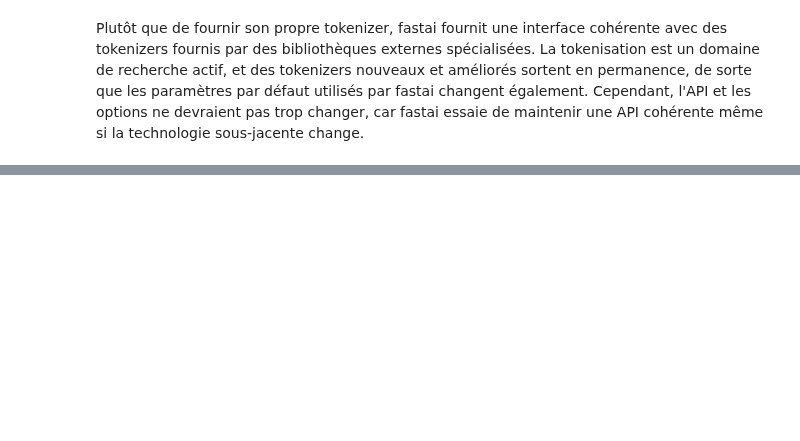
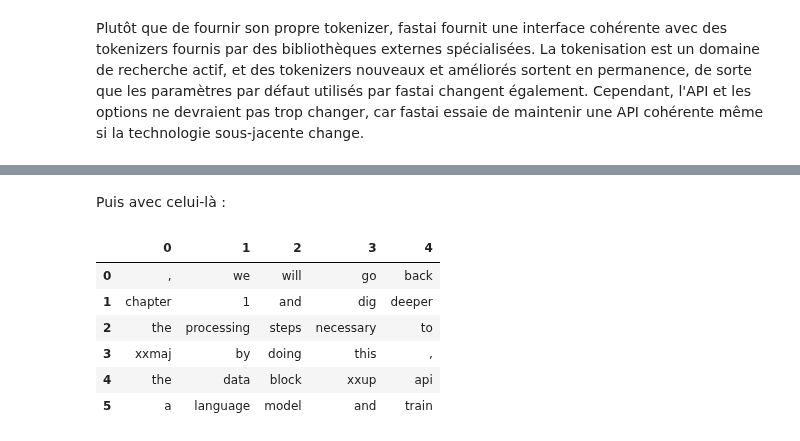
Before and after one commit to laurentprudhon/cours-deeplearning-2020, a Jupyter notebook: notebooks/08_nlp.ipynb, the cells around one changed output, grey strips where cells are left out. Cells and saved outputs as stored; diff of their text form; code cells hidden in the pictures; blank space fills up the shorter version.

```diff
--- a/notebooks/08_nlp.ipynb
+++ b/notebooks/08_nlp.ipynb
@@ -142,5 +277,15 @@ display(HTML(df.to_html(index=False,header=None)))
+# %% [markdown]
+Puis avec celui-là :
 # %%
 bs,seq_len = 6,5
 d_tokens = np.array([tokens[i*15+seq_len:i*15+2*seq_len] for i in range(bs)])
 df = pd.DataFrame(d_tokens)
-display(HTML(df.to_html(index=False,header=None)))
+df
+# %% [output]
+|  | 0 | 1 | 2 | 3 | 4 |
+| 0 | , | we | will | go | back |
+| 1 | chapter | 1 | and | dig | deeper |
+| 2 | the | processing | steps | necessary | to |
+| 3 | xxmaj | by | doing | this | , |
+| 4 | the | data | block | xxup | api |
+| 5 | a | language | model | and | train |
```
Also changed, not shown: parts of 99 cells of this notebook.
